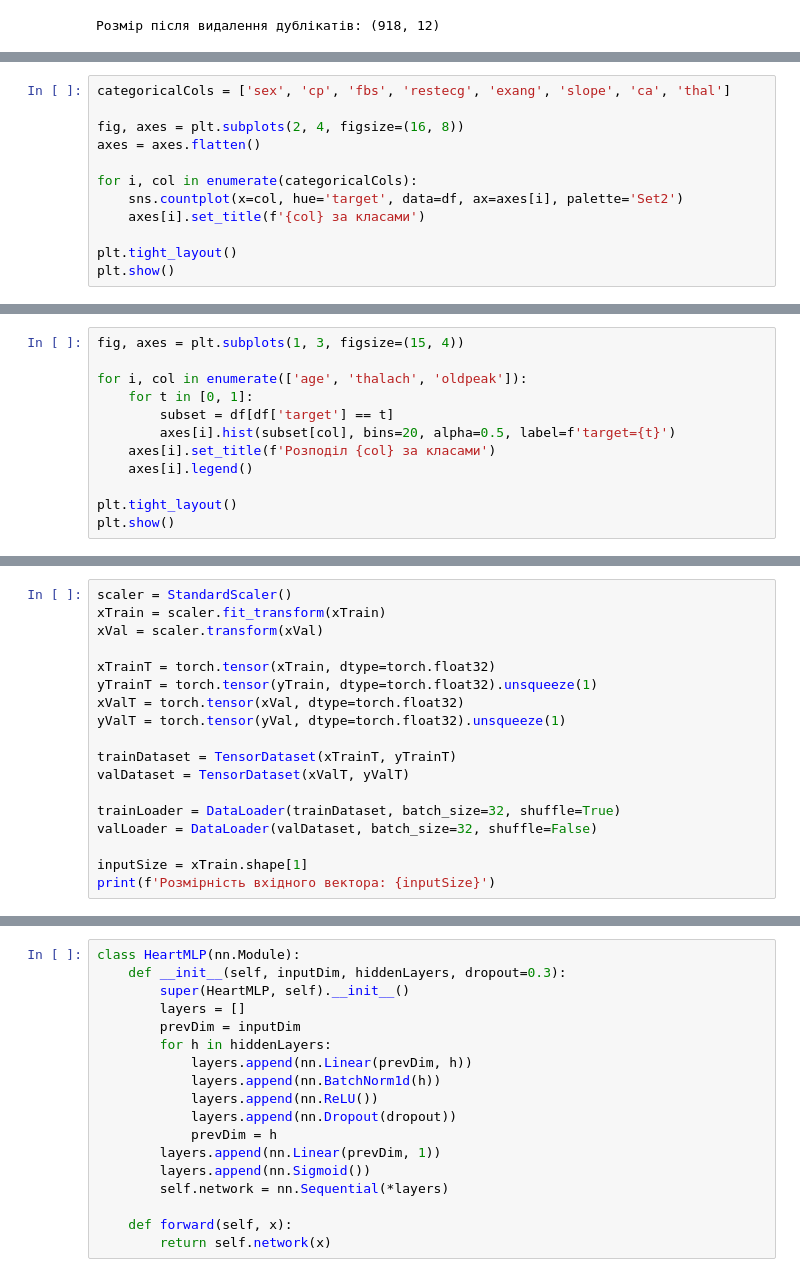
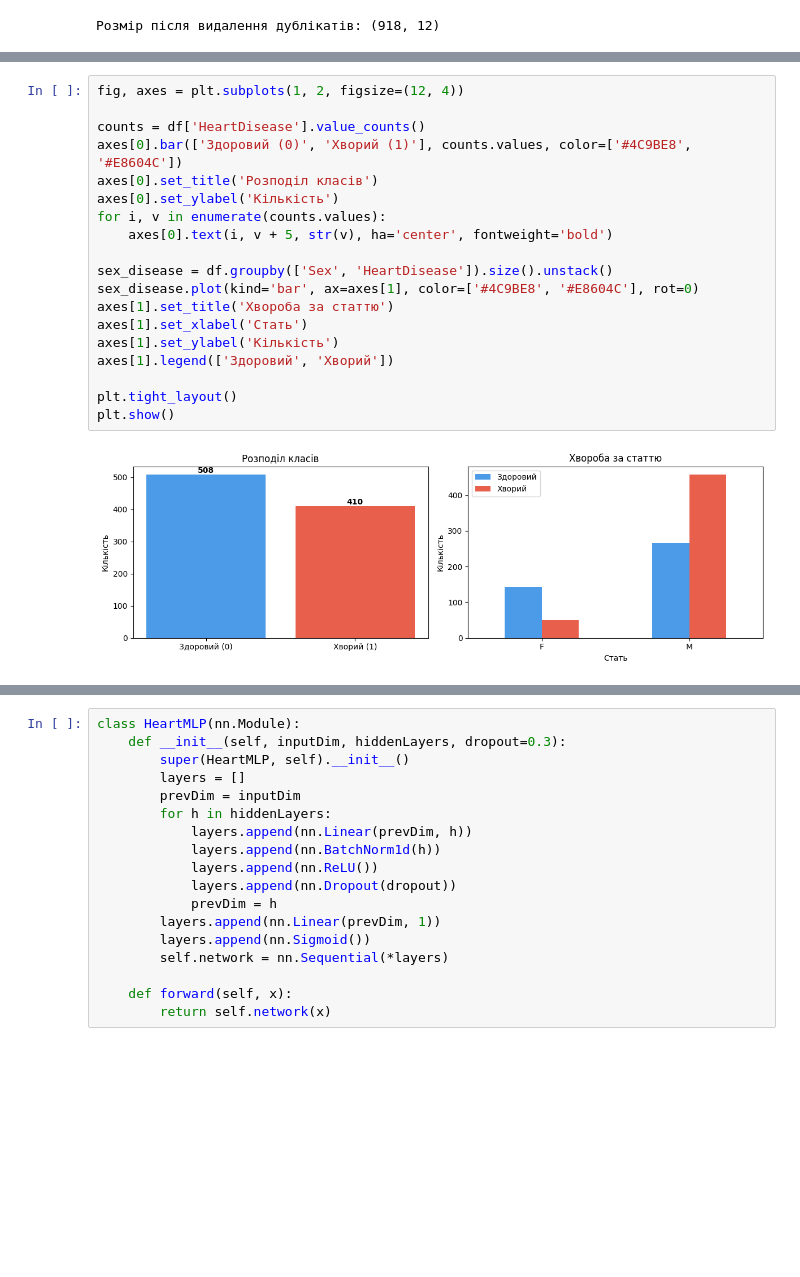
Before and after one commit to kyrylo-ly/ml, a Jupyter notebook: lab2.ipynb, the cells around one changed output, grey strips where cells are left out. Cells and saved outputs as stored; diff of their text form; blank space fills up the shorter version.

```diff
--- a/lab2.ipynb
+++ b/lab2.ipynb
@@ -117,12 +87,0 @@ plt.show()
-# %%
-categoricalCols = ['sex', 'cp', 'fbs', 'restecg', 'exang', 'slope', 'ca', 'thal']
-
-fig, axes = plt.subplots(2, 4, figsize=(16, 8))
-axes = axes.flatten()
-
-for i, col in enumerate(categoricalCols):
-    sns.countplot(x=col, hue='target', data=df, ax=axes[i], palette='Set2')
-    axes[i].set_title(f'{col} за класами')
-
-plt.tight_layout()
-plt.show()
@@ -136,12 +87,0 @@ plt.show()
-# %%
-fig, axes = plt.subplots(1, 3, figsize=(15, 4))
-
-for i, col in enumerate(['age', 'thalach', 'oldpeak']):
-    for t in [0, 1]:
-        subset = df[df['target'] == t]
-        axes[i].hist(subset[col], bins=20, alpha=0.5, label=f'target={t}')
-    axes[i].set_title(f'Розподіл {col} за класами')
-    axes[i].legend()
-
-plt.tight_layout()
-plt.show()
@@ -160,18 +88,21 @@ print(f'Val:   {xVal.shape[0]} зразків')
-# %%
-scaler = StandardScaler()
-xTrain = scaler.fit_transform(xTrain)
-xVal = scaler.transform(xVal)
-
-xTrainT = torch.tensor(xTrain, dtype=torch.float32)
-yTrainT = torch.tensor(yTrain, dtype=torch.float32).unsqueeze(1)
-xValT = torch.tensor(xVal, dtype=torch.float32)
-yValT = torch.tensor(yVal, dtype=torch.float32).unsqueeze(1)
-
-trainDataset = TensorDataset(xTrainT, yTrainT)
-valDataset = TensorDataset(xValT, yValT)
-
-trainLoader = DataLoader(trainDataset, batch_size=32, shuffle=True)
-valLoader = DataLoader(valDataset, batch_size=32, shuffle=False)
-
-inputSize = xTrain.shape[1]
-print(f'Розмірність вхідного вектора: {inputSize}')
+# %%
+fig, axes = plt.subplots(1, 2, figsize=(12, 4))
+
+counts = df['HeartDisease'].value_counts()
+axes[0].bar(['Здоровий (0)', 'Хворий (1)'], counts.values, color=['#4C9BE8', '#E8604C'])
+axes[0].set_title('Розподіл класів')
+axes[0].set_ylabel('Кількість')
+for i, v in enumerate(counts.values):
+    axes[0].text(i, v + 5, str(v), ha='center', fontweight='bold')
+
+sex_disease = df.groupby(['Sex', 'HeartDisease']).size().unstack()
+sex_disease.plot(kind='bar', ax=axes[1], color=['#4C9BE8', '#E8604C'], rot=0)
+axes[1].set_title('Хвороба за статтю')
+axes[1].set_xlabel('Стать')
+axes[1].set_ylabel('Кількість')
+axes[1].legend(['Здоровий', 'Хворий'])
+
+plt.tight_layout()
+plt.show()
+# %% [output]
+[figure, added]
```
Also changed, not shown: parts of 21 cells of this notebook.
